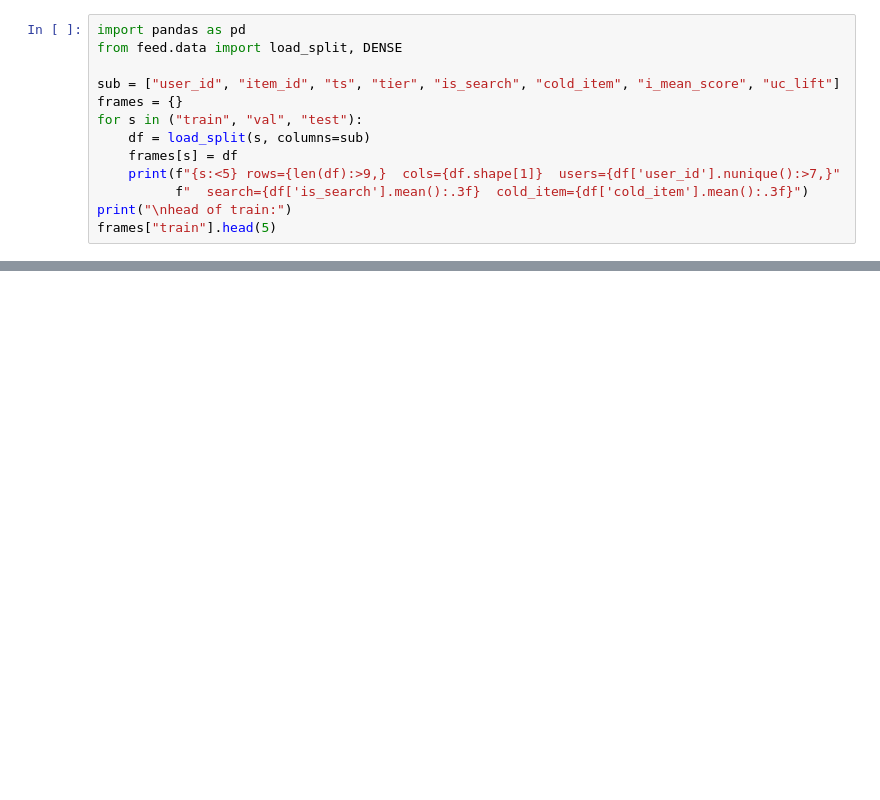
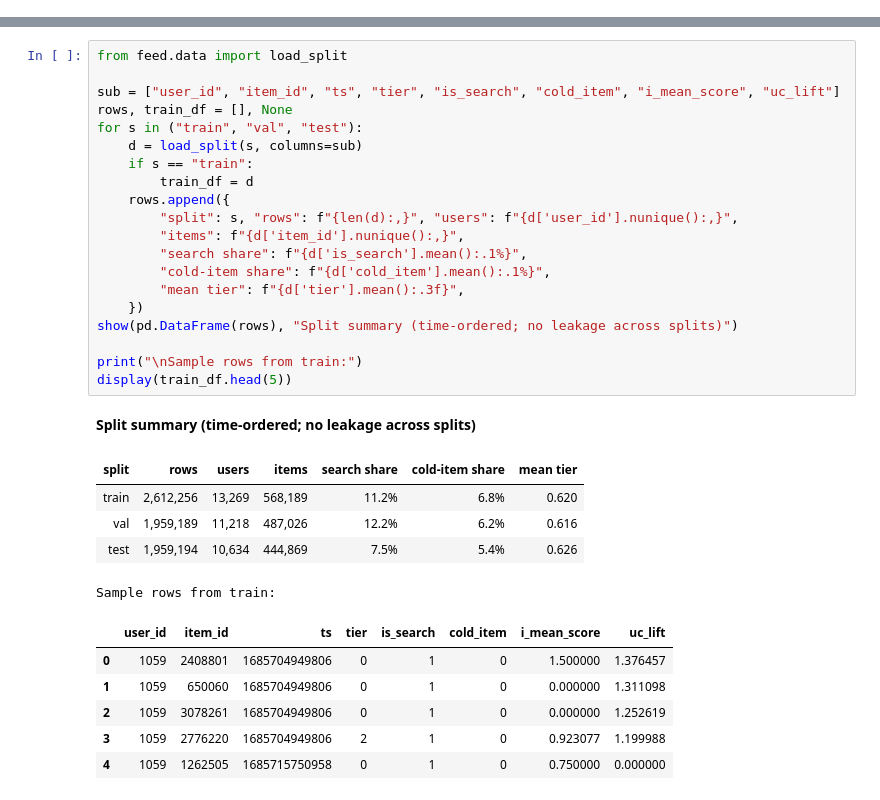
Before and after one commit to 1ens0r/doomscroll, a Jupyter notebook: demo.ipynb, the cells around one changed output, grey strips where cells are left out. Saved outputs shown, nothing was run; the diff lists cells and outputs as text; blank space fills up the shorter version.

```diff
--- a/demo.ipynb
+++ b/demo.ipynb
@@ -66,13 +0,0 @@ val/test are strictly future data.
-# %%
-import pandas as pd
-from feed.data import load_split, DENSE
-
-sub = ["user_id", "item_id", "ts", "tier", "is_search", "cold_item", "i_mean_score", "uc_lift"]
-frames = {}
-for s in ("train", "val", "test"):
-    df = load_split(s, columns=sub)
-    frames[s] = df
-    print(f"{s:<5} rows={len(df):>9,}  cols={df.shape[1]}  users={df['user_id'].nunique():>7,}"
-          f"  search={df['is_search'].mean():.3f}  cold_item={df['cold_item'].mean():.3f}")
-print("\nhead of train:")
-frames["train"].head(5)
@@ -486,0 +73,33 @@ python build_demo.py && jupyter nbconvert --to notebook --execute demo.ipynb   #
+# %%
+from feed.data import load_split
+
+sub = ["user_id", "item_id", "ts", "tier", "is_search", "cold_item", "i_mean_score", "uc_lift"]
+rows, train_df = [], None
+for s in ("train", "val", "test"):
+    d = load_split(s, columns=sub)
+    if s == "train":
+        train_df = d
+    rows.append({
+        "split": s, "rows": f"{len(d):,}", "users": f"{d['user_id'].nunique():,}",
+        "items": f"{d['item_id'].nunique():,}",
+        "search share": f"{d['is_search'].mean():.1%}",
+        "cold-item share": f"{d['cold_item'].mean():.1%}",
+        "mean tier": f"{d['tier'].mean():.3f}",
+    })
+show(pd.DataFrame(rows), "Split summary (time-ordered; no leakage across splits)")
+
+print("\nSample rows from train:")
+display(train_df.head(5))
+# %% [output]
+**Split summary (time-ordered; no leakage across splits)**
+| split | rows | users | items | search share | cold-item share | mean tier |
+| train | 2,612,256 | 13,269 | 568,189 | 11.2% | 6.8% | 0.620 |
+| val | 1,959,189 | 11,218 | 487,026 | 12.2% | 6.2% | 0.616 |
+| test | 1,959,194 | 10,634 | 444,869 | 7.5% | 5.4% | 0.626 |
+Sample rows from train:
+|  | user_id | item_id | ts | tier | is_search | cold_item | i_mean_score | uc_lift |
+| 0 | 1059 | 2408801 | 1685704949806 | 0 | 1 | 0 | 1.500000 | 1.376457 |
+| 1 | 1059 | 650060 | 1685704949806 | 0 | 1 | 0 | 0.000000 | 1.311098 |
+| 2 | 1059 | 3078261 | 1685704949806 | 0 | 1 | 0 | 0.000000 | 1.252619 |
+| 3 | 1059 | 2776220 | 1685704949806 | 2 | 1 | 0 | 0.923077 | 1.199988 |
+| 4 | 1059 | 1262505 | 1685715750958 | 0 | 1 | 0 | 0.750000 | 0.000000 |
```
Also changed, not shown: parts of 51 cells of this notebook, 13 other files.
